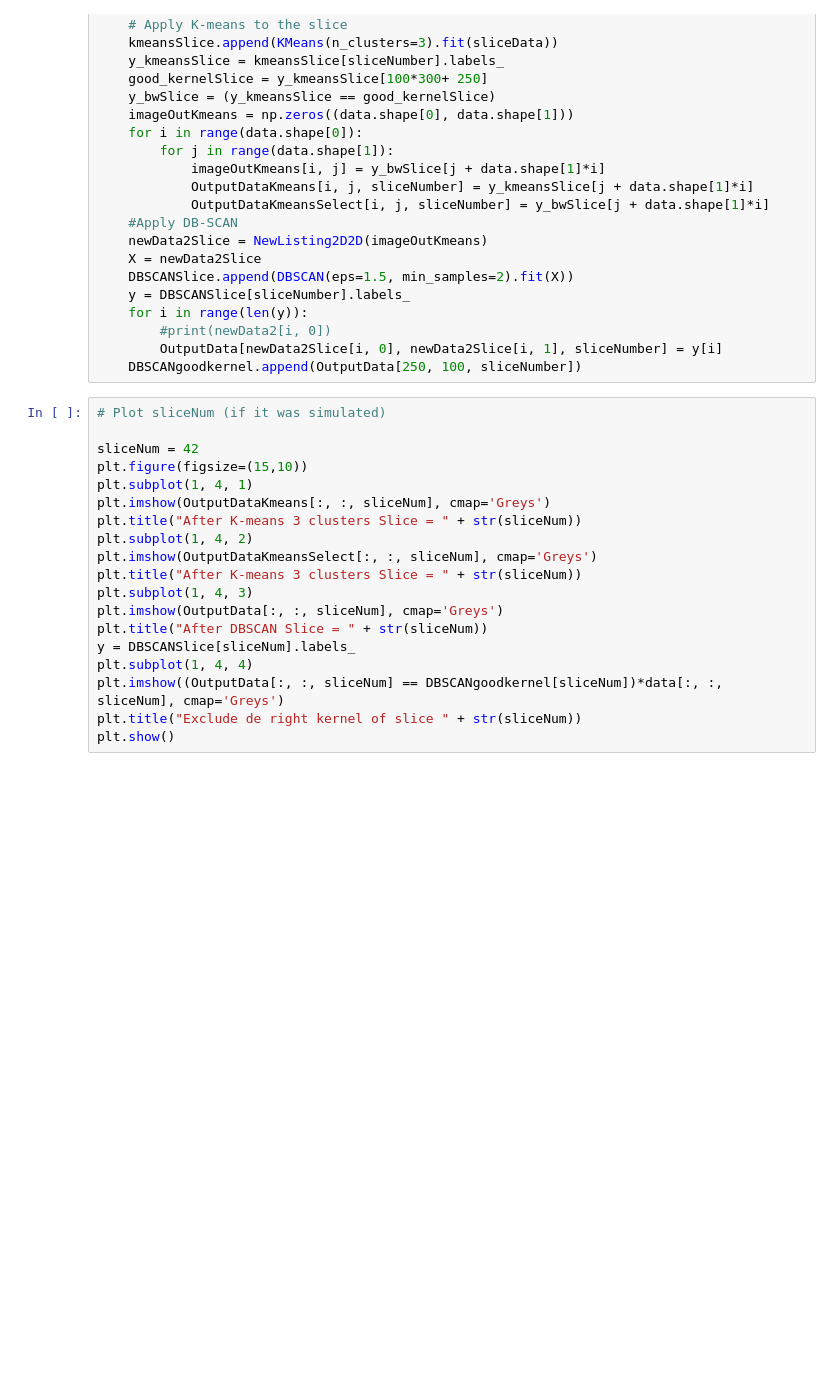
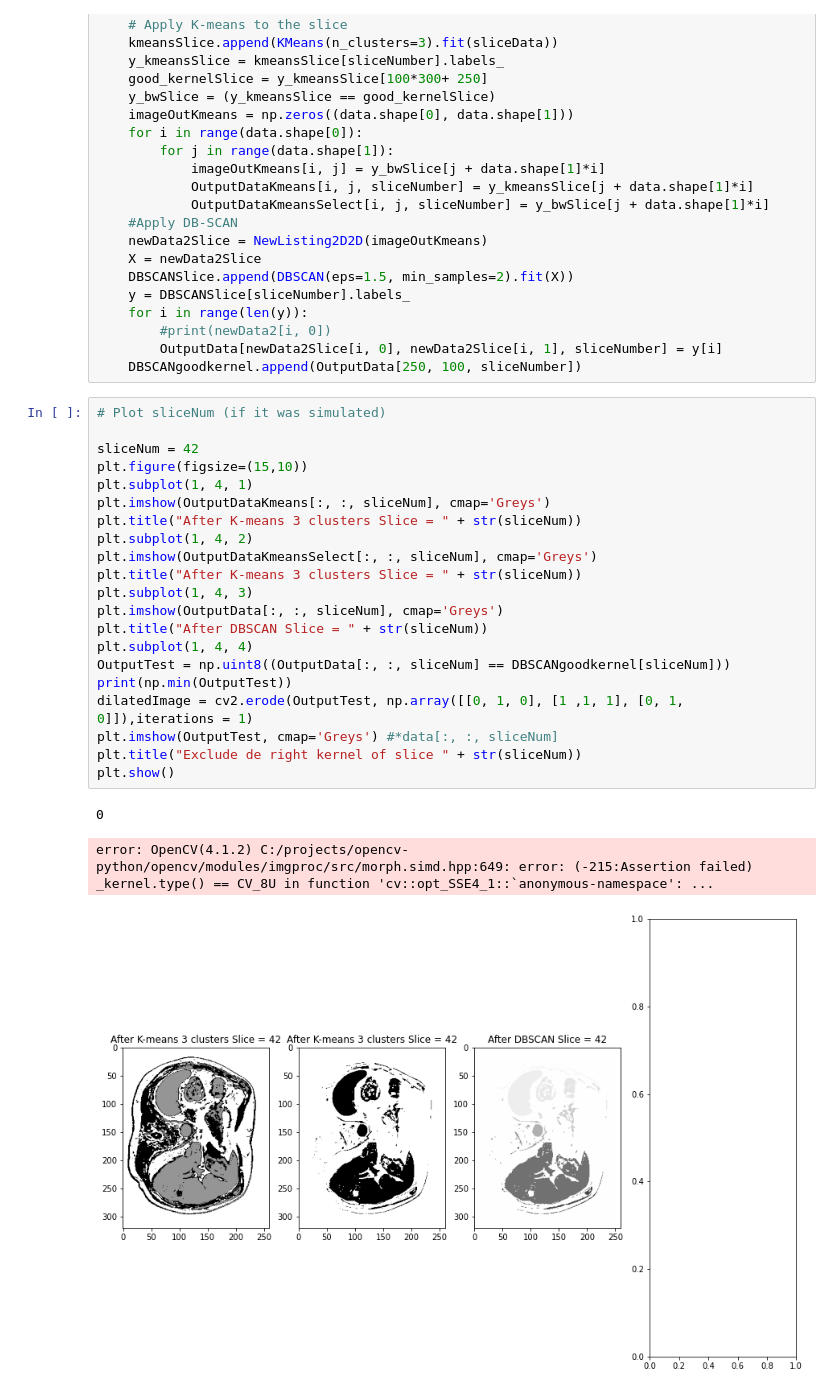
Before and after one commit to defrenned3238/WSBIM2243, a Jupyter notebook: WSBIM2243.ipynb, the cells around one changed output. Cells and saved outputs as stored; diff of their text form; blank space fills up the shorter version.

Commit message:
Got an error with dilate

```diff
--- a/WSBIM2243.ipynb
+++ b/WSBIM2243.ipynb
@@ -494,19 +494,25 @@ for sliceNumber in range(SliceStart, 112):
 # %%
 # Plot sliceNum (if it was simulated)
 
 sliceNum = 42
 plt.figure(figsize=(15,10))
 plt.subplot(1, 4, 1)
 plt.imshow(OutputDataKmeans[:, :, sliceNum], cmap='Greys')
 plt.title("After K-means 3 clusters Slice = " + str(sliceNum))
 plt.subplot(1, 4, 2)
 plt.imshow(OutputDataKmeansSelect[:, :, sliceNum], cmap='Greys')
 plt.title("After K-means 3 clusters Slice = " + str(sliceNum))
 plt.subplot(1, 4, 3)
 plt.imshow(OutputData[:, :, sliceNum], cmap='Greys')
 plt.title("After DBSCAN Slice = " + str(sliceNum))
-y = DBSCANSlice[sliceNum].labels_
 plt.subplot(1, 4, 4)
-plt.imshow((OutputData[:, :, sliceNum] == DBSCANgoodkernel[sliceNum])*data[:, :, sliceNum], cmap='Greys')
+OutputTest = np.uint8((OutputData[:, :, sliceNum] == DBSCANgoodkernel[sliceNum]))
+print(np.min(OutputTest))
+dilatedImage = cv2.erode(OutputTest, np.array([[0, 1, 0], [1 ,1, 1], [0, 1, 0]]),iterations = 1)
+plt.imshow(OutputTest, cmap='Greys') #*data[:, :, sliceNum]
 plt.title("Exclude de right kernel of slice " + str(sliceNum))
 plt.show()
+# %% [output]
+0
+error: OpenCV(4.1.2) C:/projects/opencv-python/opencv/modules/imgproc/src/morph.simd.hpp:649: error: (-215:Assertion failed) _kernel.type() == CV_8U in function 'cv::opt_SSE4_1::`anonymous-namespace': ...
+[figure, added]
```
